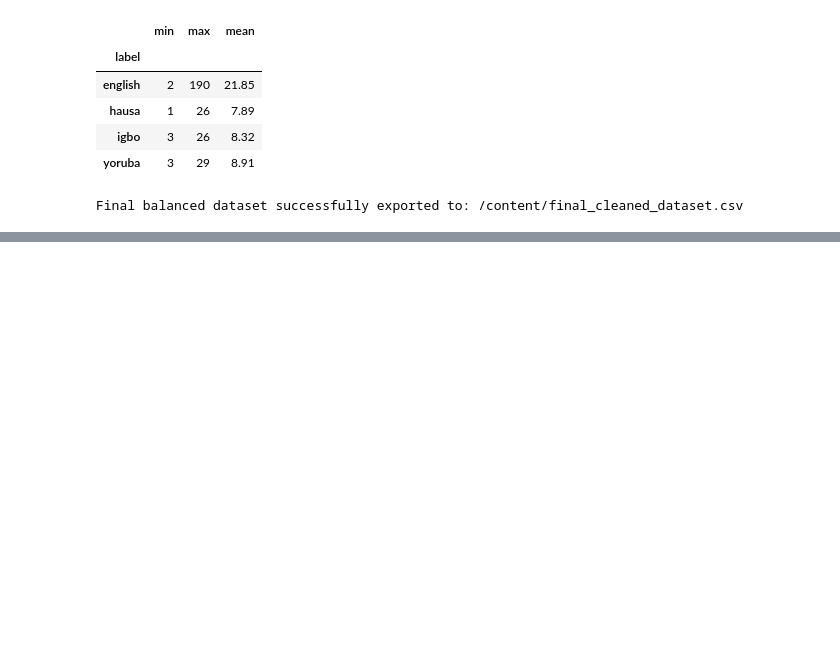
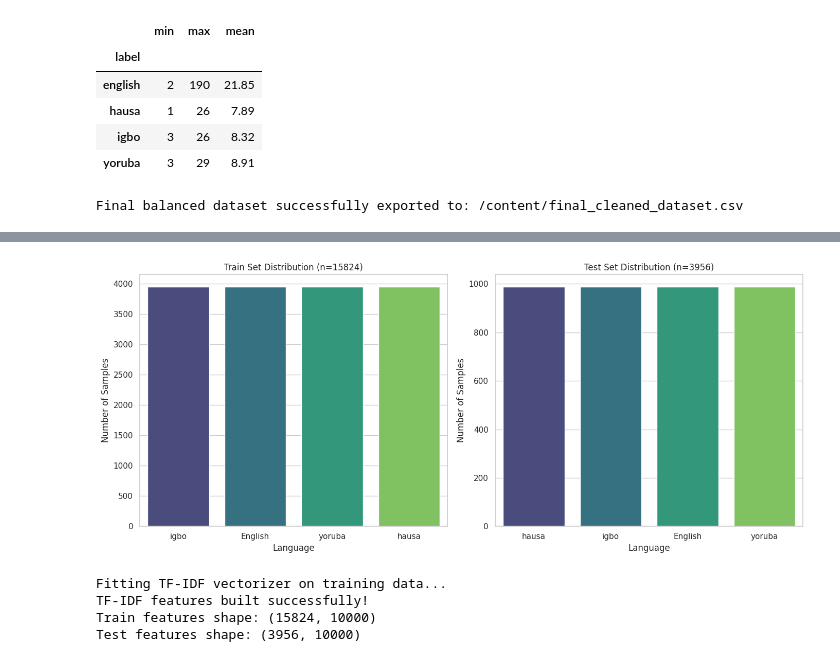
Before and after one commit to Jqueen43/Nigerian_Language_Identifier, a Jupyter notebook: Nigerian_Language_Identifier.ipynb, the cells around one changed output, grey strips where cells are left out. Saved outputs shown, nothing was run; the diff lists cells and outputs as text; code cells hidden in the pictures; blank space fills up the shorter version.

```diff
--- a/Nigerian_Language_Identifier.ipynb
+++ b/Nigerian_Language_Identifier.ipynb
@@ -627,3 +627,24 @@ df_balanced.to_csv(output_csv_path, index=False)
 print(f"Final balanced dataset successfully exported to: {output_csv_path}")
 # %% [output]
 Final balanced dataset successfully exported to: /content/final_cleaned_dataset.csv
+# %%
+from sklearn.model_selection import train_test_split
+
+# Perform an 80/20 stratified split on the balanced dataset
+train_df, test_df = train_test_split(
+    df_balanced,
+    test_size=0.2,
+    stratify=df_balanced['label'],
+    random_state=42
+)
+
+# Verify the dimensions of the splits
+print("Train set shape:", train_df.shape)
+print("Test set shape:", test_df.shape)
+
+# Verify that the class distribution remains balanced (stratification check)
+print("\n--- Train Set Class Distribution ---")
+print(train_df['label'].value_counts(normalize=True).mul(100).round(2).astype(str) + '%')
+
+print("\n--- Test Set Class Distribution ---")
+print(test_df['label'].value_counts(normalize=True).mul(100).round(2).astype(str) + '%')
@@ -629,0 +670,42 @@ Final balanced dataset successfully exported to: /content/final_cleaned_dataset.
+# %%
+import matplotlib.pyplot as plt
+import seaborn as sns
+
+fig, axes = plt.subplots(1, 2, figsize=(14, 6))
+
+# Plot for Train Set
+sns.countplot(data=train_df, x='label', hue='label', palette='viridis', ax=axes[0], legend=False)
+axes[0].set_title(f'Train Set Distribution (n={len(train_df)})')
+axes[0].set_xlabel('Language')
+axes[0].set_ylabel('Number of Samples')
+
+# Plot for Test Set
+sns.countplot(data=test_df, x='label', hue='label', palette='viridis', ax=axes[1], legend=False)
+axes[1].set_title(f'Test Set Distribution (n={len(test_df)})')
+axes[1].set_xlabel('Language')
+axes[1].set_ylabel('Number of Samples')
+
+plt.tight_layout()
+plt.show()
+# %% [output]
+[figure, added]
+# %%
+from sklearn.feature_extraction.text import TfidfVectorizer
+
+# Initialize a TF-IDF Vectorizer with character n-grams
+# 'char_wb' creates character n-grams only from text inside word boundaries
+tfidf_vectorizer = TfidfVectorizer(analyzer='char_wb', ngram_range=(2, 4), max_features=10000)
+
+# Fit the vectorizer on the training data and transform both train and test sets
+print("Fitting TF-IDF vectorizer on training data...")
+X_train_tfidf = tfidf_vectorizer.fit_transform(train_df['text'])
+X_test_tfidf = tfidf_vectorizer.transform(test_df['text'])
+
+print("TF-IDF features built successfully!")
+print("Train features shape:", X_train_tfidf.shape)
+print("Test features shape:", X_test_tfidf.shape)
+# %% [output]
+Fitting TF-IDF vectorizer on training data...
+TF-IDF features built successfully!
+Train features shape: (15824, 10000)
+Test features shape: (3956, 10000)
```
Also changed, not shown: parts of 11 cells of this notebook.
